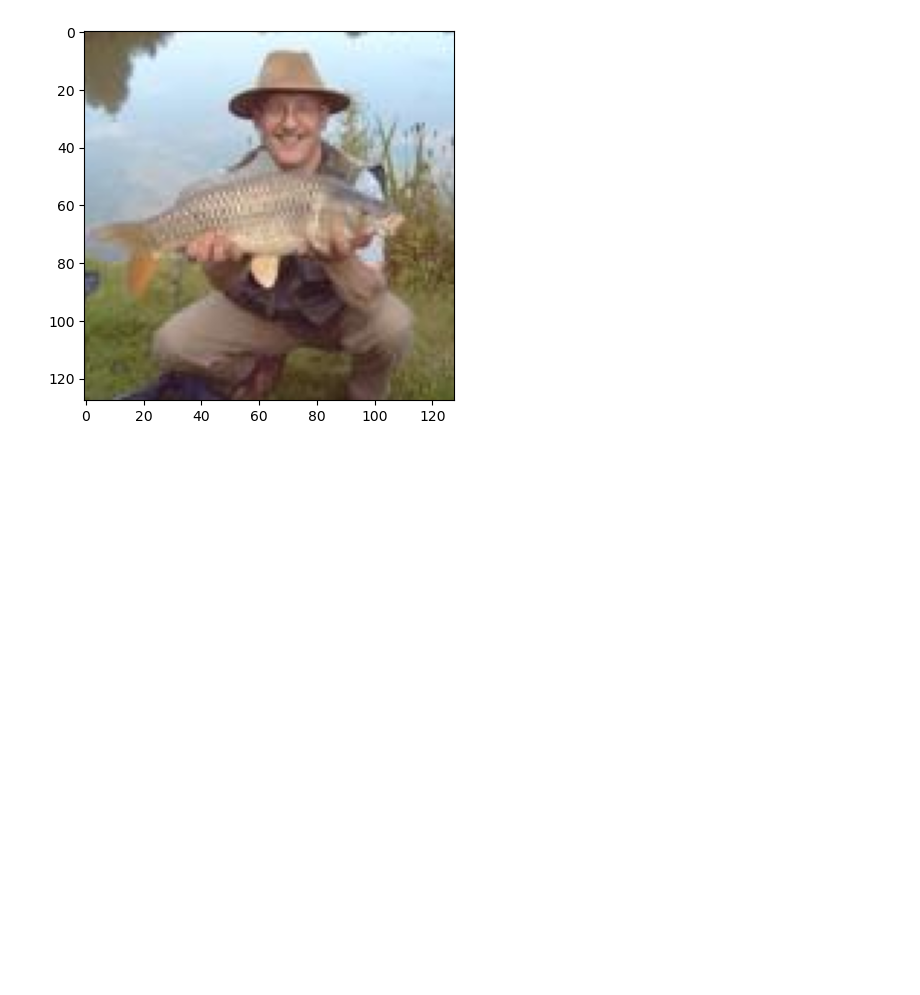
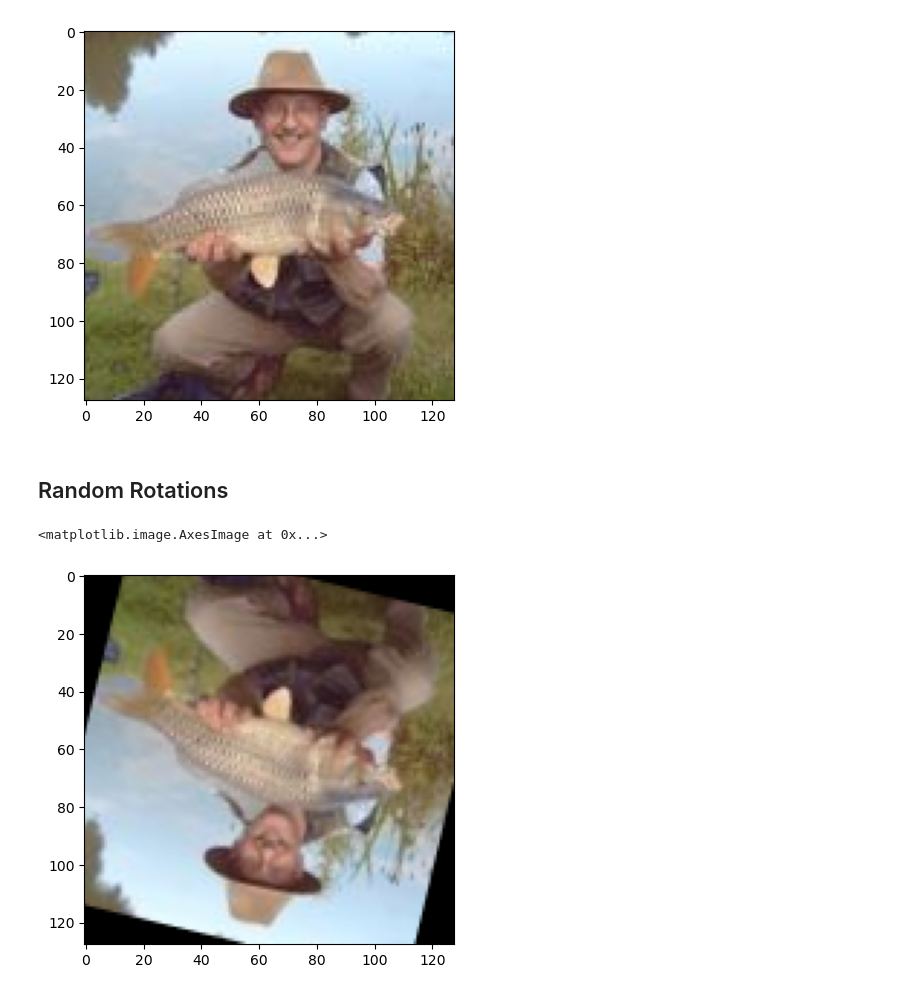
Before and after one commit to BharathSShankar/DSA4212_Assignments, a Jupyter notebook: augmentation.ipynb, the cells around one changed output. Drawn from its saved outputs; the diff is of its cells as text; code cells hidden in the pictures; blank space fills up the shorter version.

Commit message:
added random rotations

```diff
--- a/augmentation.ipynb
+++ b/augmentation.ipynb
@@ -31,0 +34,14 @@ np.savez("assignment_1_train_FlipLR.npz", img=data_train_augmented, label=data_t
+# %% [markdown]
+## Random Rotations
+# %%
+seq2 = iaa.Sequential([
+    iaa.Affine(rotate=(-180, 180)),
+], seed=seed)
+
+# Apply the augmentations
+data_train_augmented = seq2(images=data_train["img"])
+# %%
+plt.imshow(data_train_augmented[0])
+# %% [output]
+<matplotlib.image.AxesImage at 0x...>
+[figure, added]
```
Also changed, not shown: parts of 5 cells of this notebook, 1 other file.
